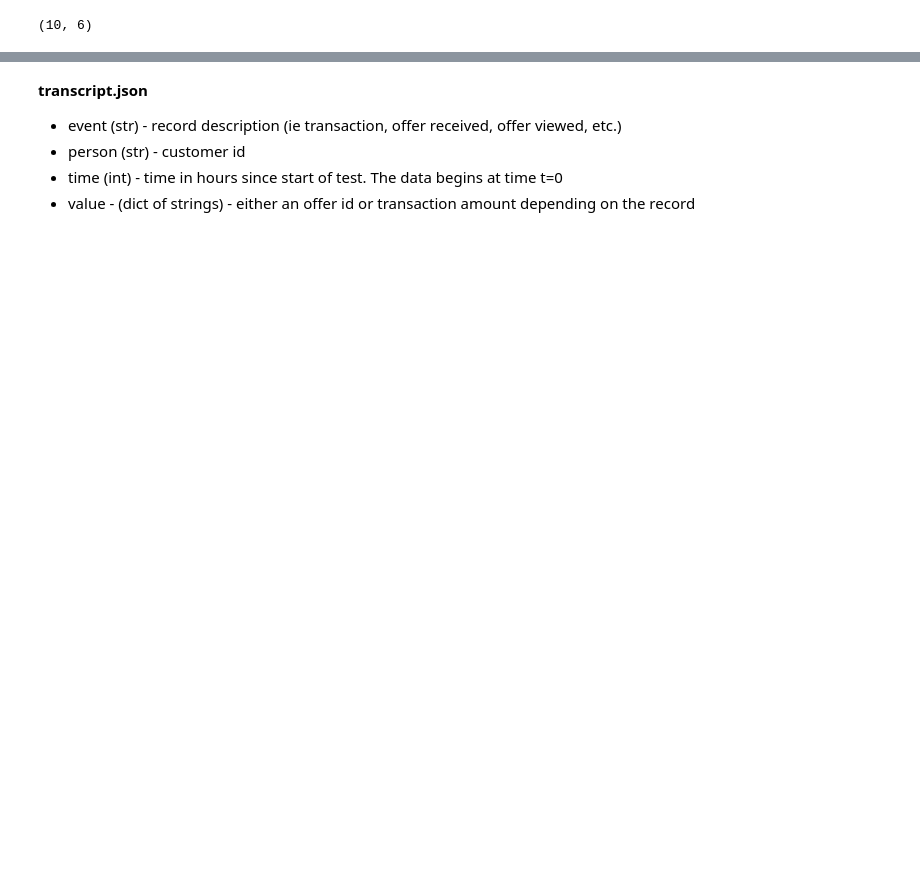
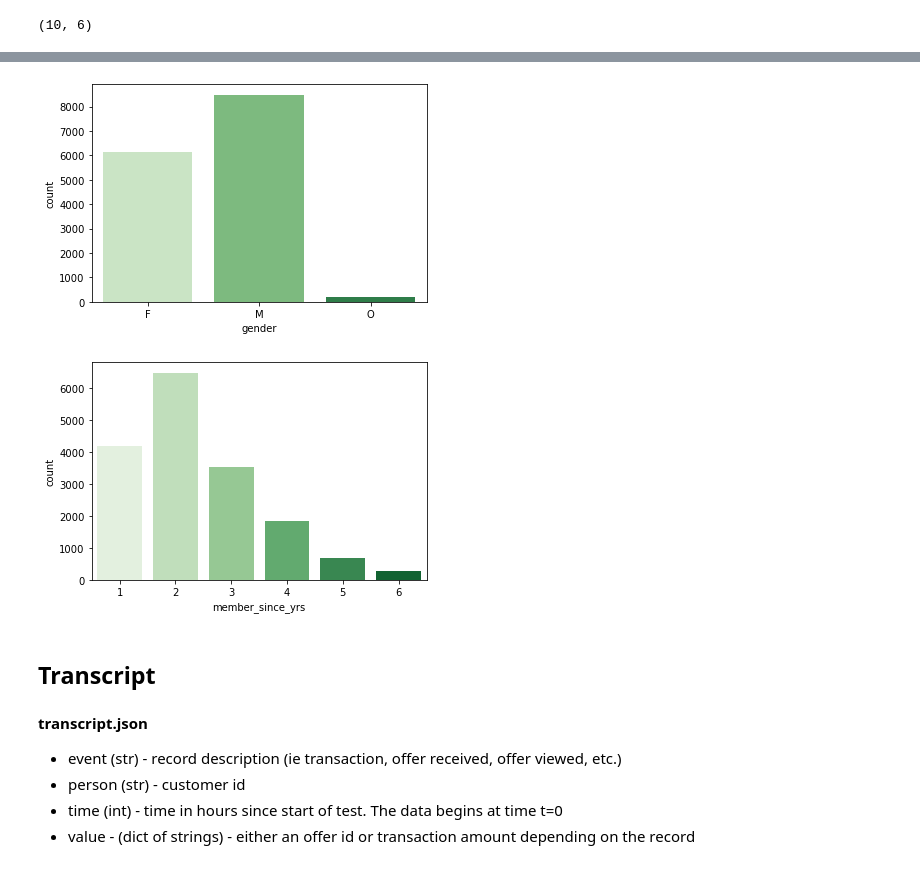
Before and after one commit to oladipod/capstone_starbucks, a Jupyter notebook: main_notebook.ipynb, the cells around one changed output, grey strips where cells are left out. Drawn from its saved outputs; the diff is of its cells as text; code cells hidden in the pictures; blank space fills up the shorter version.

```diff
--- a/main_notebook.ipynb
+++ b/main_notebook.ipynb
@@ -241,3 +482,10 @@ transcript.groupby(['person','value_trans'])['event'].count()
+# %%
+count_plot(df=profile, catcols=prof_cat)
+# %% [output]
+[figure, added]
+[figure, added]
+# %% [markdown]
+## Transcript
 # %% [markdown]
 **transcript.json**
 * event (str) - record description (ie transaction, offer received, offer viewed, etc.)
```
Also changed, not shown: parts of 163 cells of this notebook, 1 other file.
